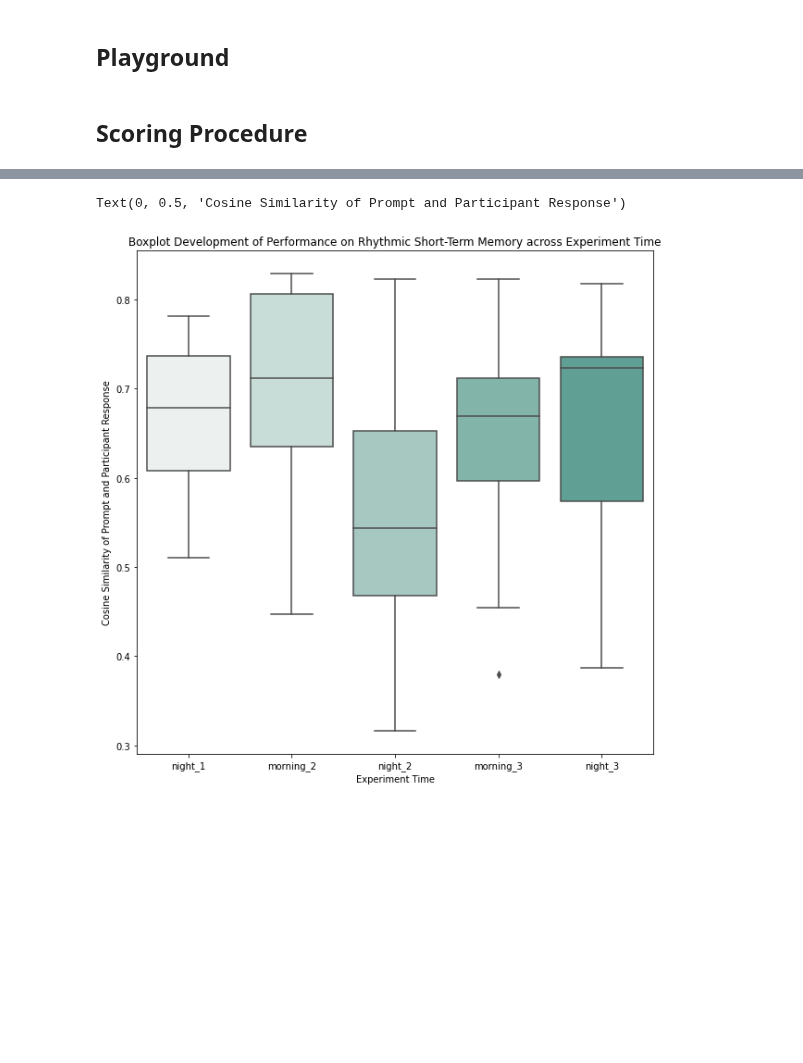
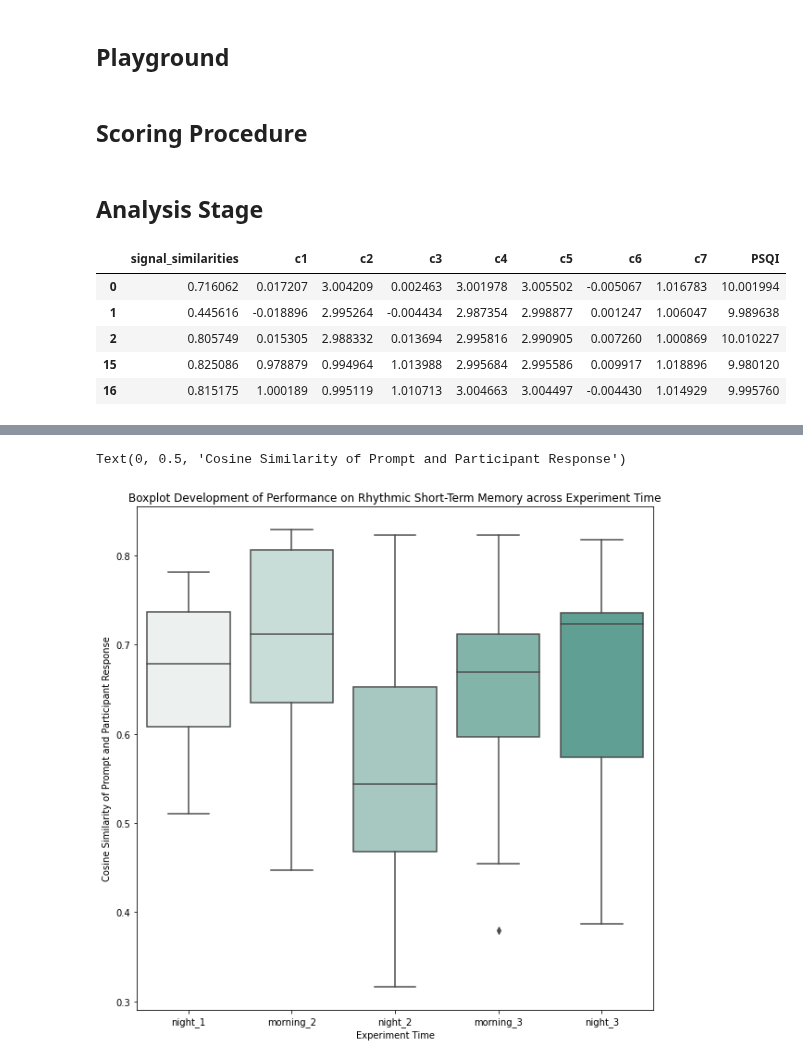
Before and after one commit to Bransthre/cogsci100-sleep-project, a Jupyter notebook: tap_audio_analysis/participant_data_analysis_script.ipynb, the cells around one changed output, grey strips where cells are left out. Drawn from its saved outputs; the diff is of its cells as text; code cells hidden in the pictures; blank space fills up the shorter version.

```diff
--- a/tap_audio_analysis/participant_data_analysis_script.ipynb
+++ b/tap_audio_analysis/participant_data_analysis_script.ipynb
@@ -111,3 +117,26 @@ for participant in all_participants[:]:
                 scoring_file_addresses[trial_source]
             )
         )
+# %% [markdown]
+## Analysis Stage
+# %%
+everyone_score = pd.DataFrame(data=full_scoring_data)
+everyone_score["trial_source_abbrev"] = everyone_score["trial_source"].apply(lambda x: x.split("_trial")[0])
+PSQI_responses = pd.read_csv("../PSQI/exported-PSQI.csv")
+everyone_score_With_PSQI = everyone_score.merge(
+    right=PSQI_responses,
+    left_on="participant_ID",
+    right_on="participant_ID"
+).query("trial_source_abbrev=='morning_2'")
+everyone_score_With_PSQI = everyone_score_With_PSQI.drop(
+    columns=["trial_source", "trial_source_abbrev", "participant_ID", "Unnamed: 0"]
+)
+everyone_score_With_PSQI = everyone_score_With_PSQI + np.random.normal(0, 0.01, everyone_score_With_PSQI.shape)
+everyone_score_With_PSQI.head()
+# %% [output]
+|  | signal_similarities | c1 | c2 | c3 | c4 | c5 | c6 | c7 | PSQI |
+| 0 | 0.716062 | 0.017207 | 3.004209 | 0.002463 | 3.001978 | 3.005502 | -0.005067 | 1.016783 | 10.001994 |
+| 1 | 0.445616 | -0.018896 | 2.995264 | -0.004434 | 2.987354 | 2.998877 | 0.001247 | 1.006047 | 9.989638 |
+| 2 | 0.805749 | 0.015305 | 2.988332 | 0.013694 | 2.995816 | 2.990905 | 0.007260 | 1.000869 | 10.010227 |
+| 15 | 0.825086 | 0.978879 | 0.994964 | 1.013988 | 2.995684 | 2.995586 | 0.009917 | 1.018896 | 9.980120 |
+| 16 | 0.815175 | 1.000189 | 0.995119 | 1.010713 | 3.004663 | 3.004497 | -0.004430 | 1.014929 | 9.995760 |
```
Also changed, not shown: parts of 3 cells of this notebook, 2 other files.
